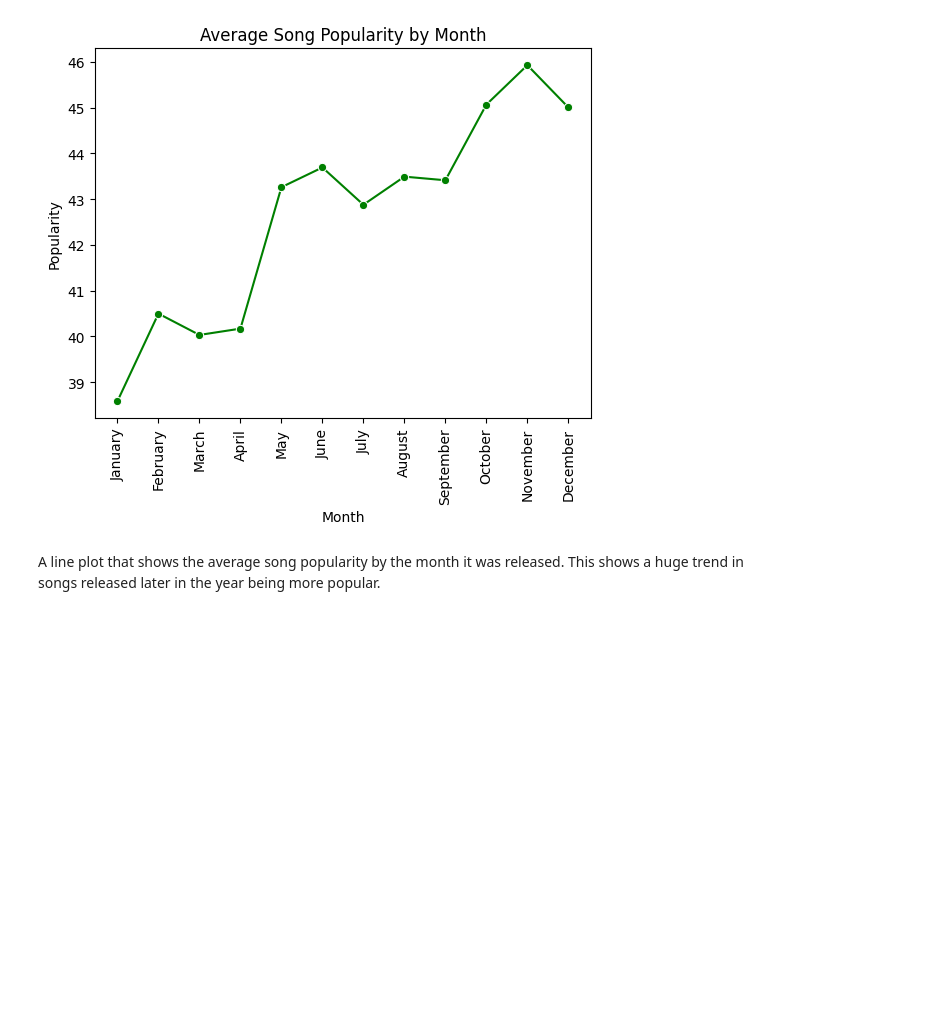
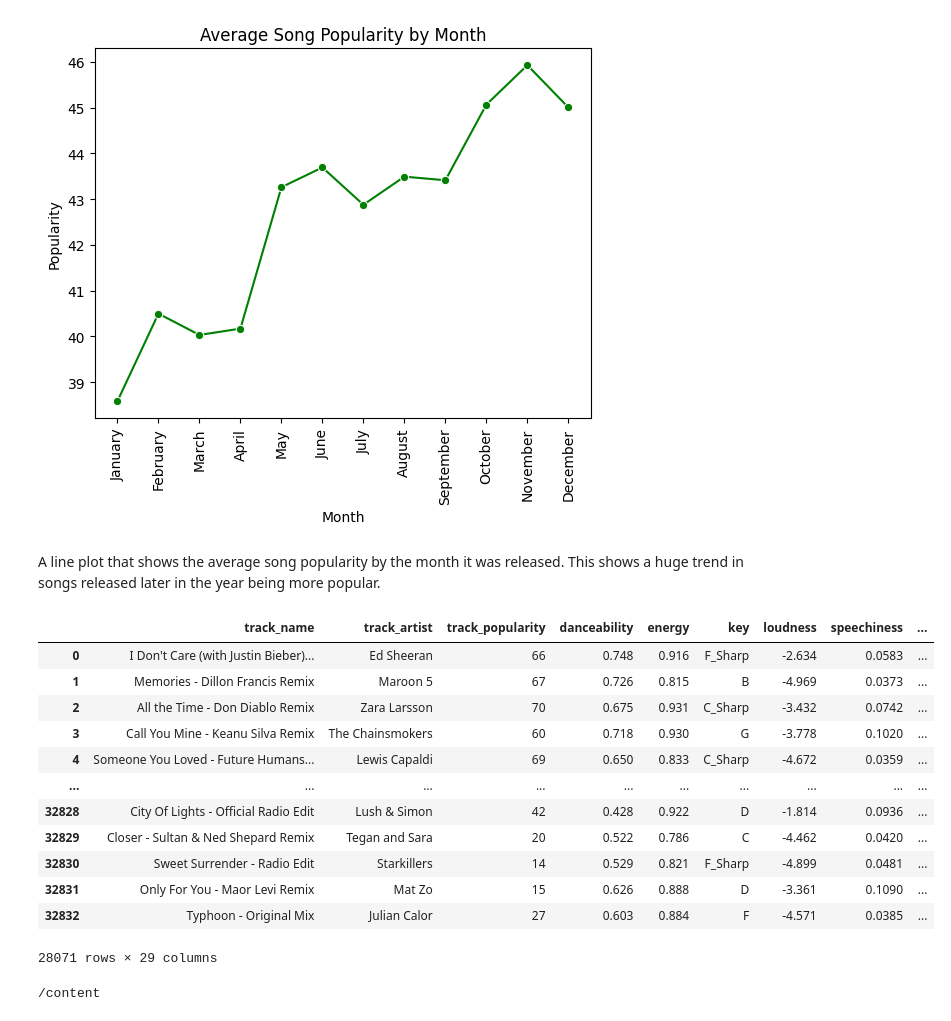
Before and after one commit to maggiecrowner/DS3001-Project, a Jupyter notebook: Project.ipynb, the cells around one changed output. Cells and saved outputs as stored; diff of their text form; code cells hidden in the pictures; blank space fills up the shorter version.

```diff
--- a/Project.ipynb
+++ b/Project.ipynb
@@ -155,3 +161,20 @@ plt.show()
 [figure]
 # %% [markdown]
 A line plot that shows the average song popularity by the month it was released. This shows a huge trend in songs released later in the year being more popular.
+# %%
+df_encoded = pd.get_dummies(df, columns=['mode', 'month'])
+df_encoded
+# %% [output]
+|  | track_name | track_artist | track_popularity | danceability | energy | key | loudness | speechiness | ... |
+| 0 | I Don't Care (with Justin Bieber)... | Ed Sheeran | 66 | 0.748 | 0.916 | F_Sharp | -2.634 | 0.0583 | ... |
+| 1 | Memories - Dillon Francis Remix | Maroon 5 | 67 | 0.726 | 0.815 | B | -4.969 | 0.0373 | ... |
+| 2 | All the Time - Don Diablo Remix | Zara Larsson | 70 | 0.675 | 0.931 | C_Sharp | -3.432 | 0.0742 | ... |
+| 3 | Call You Mine - Keanu Silva Remix | The Chainsmokers | 60 | 0.718 | 0.930 | G | -3.778 | 0.1020 | ... |
+| 4 | Someone You Loved - Future Humans... | Lewis Capaldi | 69 | 0.650 | 0.833 | C_Sharp | -4.672 | 0.0359 | ... |
+| ... | ... | ... | ... | ... | ... | ... | ... | ... | ... |
+| 32828 | City Of Lights - Official Radio Edit | Lush & Simon | 42 | 0.428 | 0.922 | D | -1.814 | 0.0936 | ... |
+| 32829 | Closer - Sultan & Ned Shepard Remix | Tegan and Sara | 20 | 0.522 | 0.786 | C | -4.462 | 0.0420 | ... |
+| 32830 | Sweet Surrender - Radio Edit | Starkillers | 14 | 0.529 | 0.821 | F_Sharp | -4.899 | 0.0481 | ... |
+| 32831 | Only For You - Maor Levi Remix | Mat Zo | 15 | 0.626 | 0.888 | D | -3.361 | 0.1090 | ... |
+| 32832 | Typhoon - Original Mix | Julian Calor | 27 | 0.603 | 0.884 | F | -4.571 | 0.0385 | ... |
+28071 rows × 29 columns
@@ -157,0 +187,7 @@ A line plot that shows the average song popularity by the month it was released.
+# %%
+import os
+
+# Get the current working directory
+print(os.getcwd())
+# %% [output]
+/content
```
Also changed, not shown: parts of 2 cells of this notebook.
